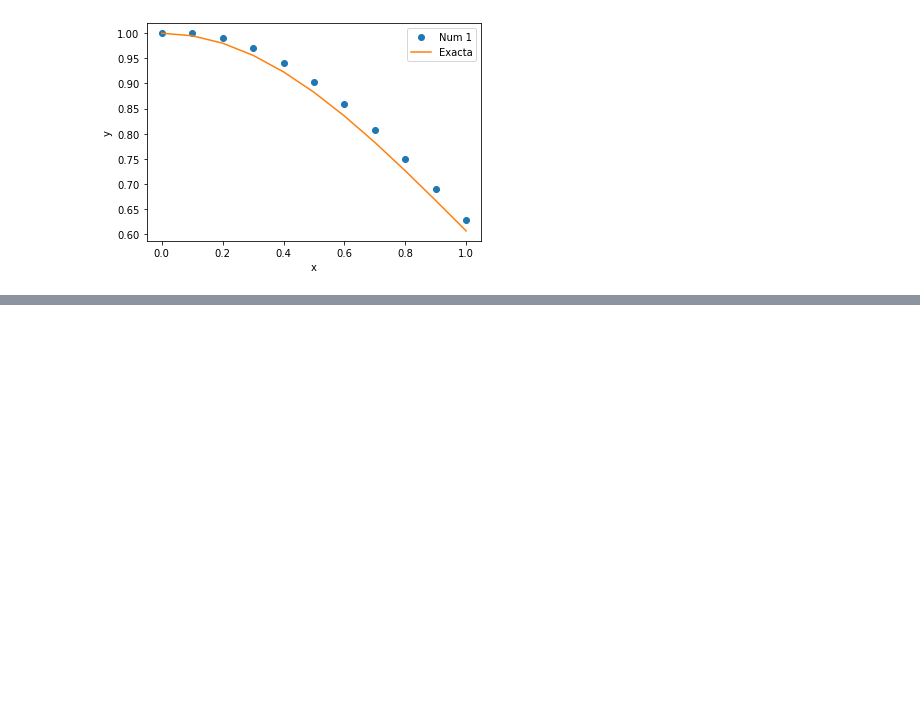
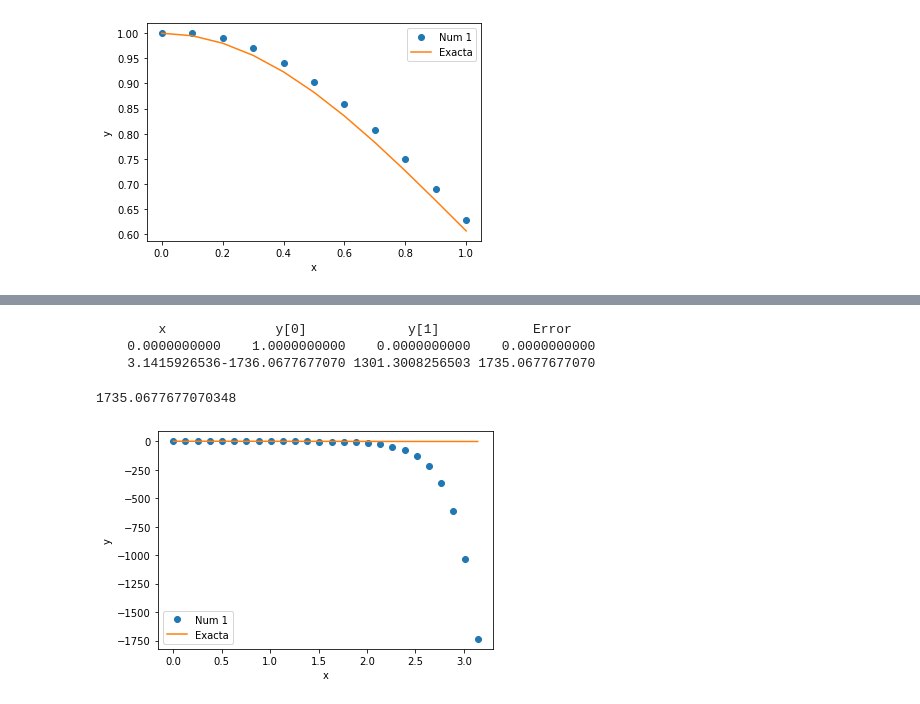
Before and after one commit to EsTrivial/numeric-edo, a Jupyter notebook: eurler.ipynb, the cells around one changed output, grey strips where cells are left out. Drawn from its saved outputs; the diff is of its cells as text; code cells hidden in the pictures; blank space fills up the shorter version.

```diff
--- a/eurler.ipynb
+++ b/eurler.ipynb
@@ -276,0 +254,31 @@ dibujar(X,Y,yExact)
+# %%
+def F(x,y):
+    F = zeros(2) # definición de vector de 2 componentes
+    F[0] = -16*y[0] +12*y[1] +16*cos(x) - 13*sin(x)
+    F[1] = 12*y[0] -9*y[1] -11*cos(x) + 9*sin(x)
+    return F
+
+# Instante inicial
+x0 = 0.0
+# Instante final
+xStop = pi
+# Valores iniciales
+y0 = [1.0, 0.0]
+
+# Tamaño del paso
+n = 25
+h = pi/n
+# solución mediante el método de Euler
+X,Y = edosolver(F,x0,y0,xStop,h,"RK")
+
+# Solución exacta
+yExact = cos(X)
+
+dibujar(X,Y,yExact)
+printSoln(X,Y,0,yExact)
+# %% [output]
+        x              y[0]             y[1]            Error
+    0.0000000000    1.0000000000    0.0000000000    0.0000000000
+    3.1415926536-1736.0677677070 1301.3008256503 1735.0677677070
+1735.0677677070348
+[figure, added]
```
Also changed, not shown: parts of 19 cells of this notebook.
